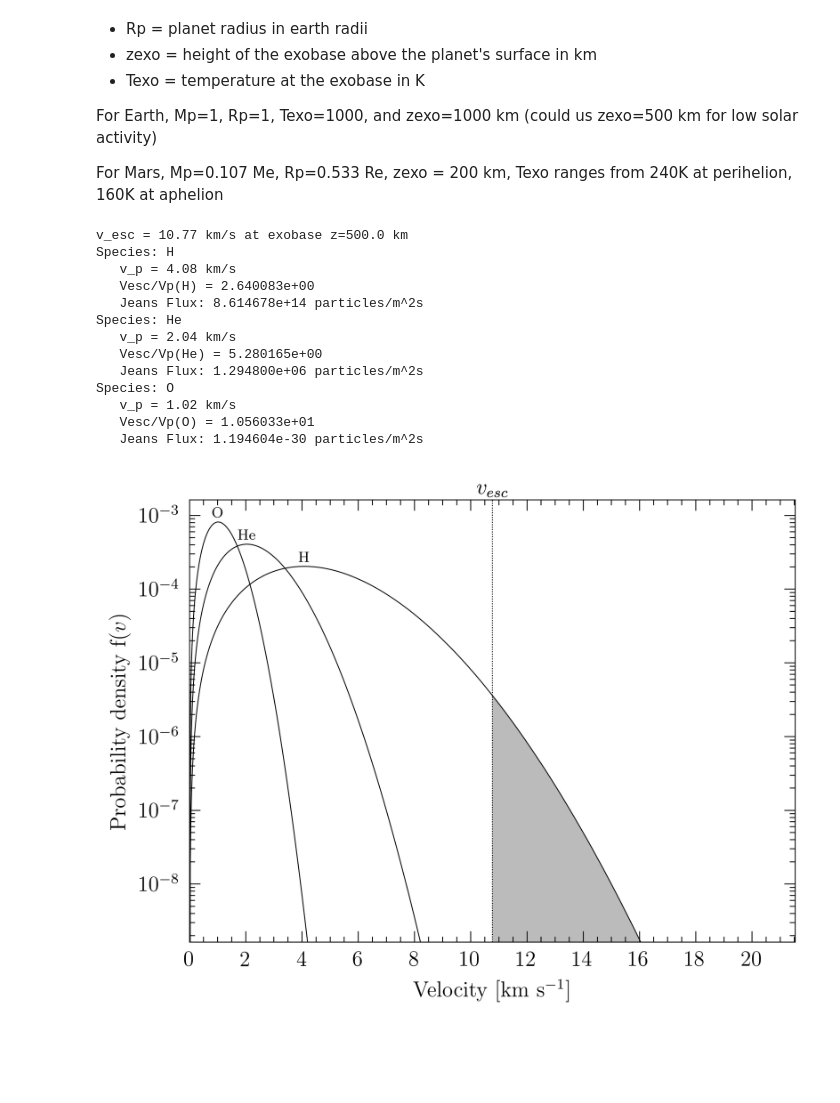
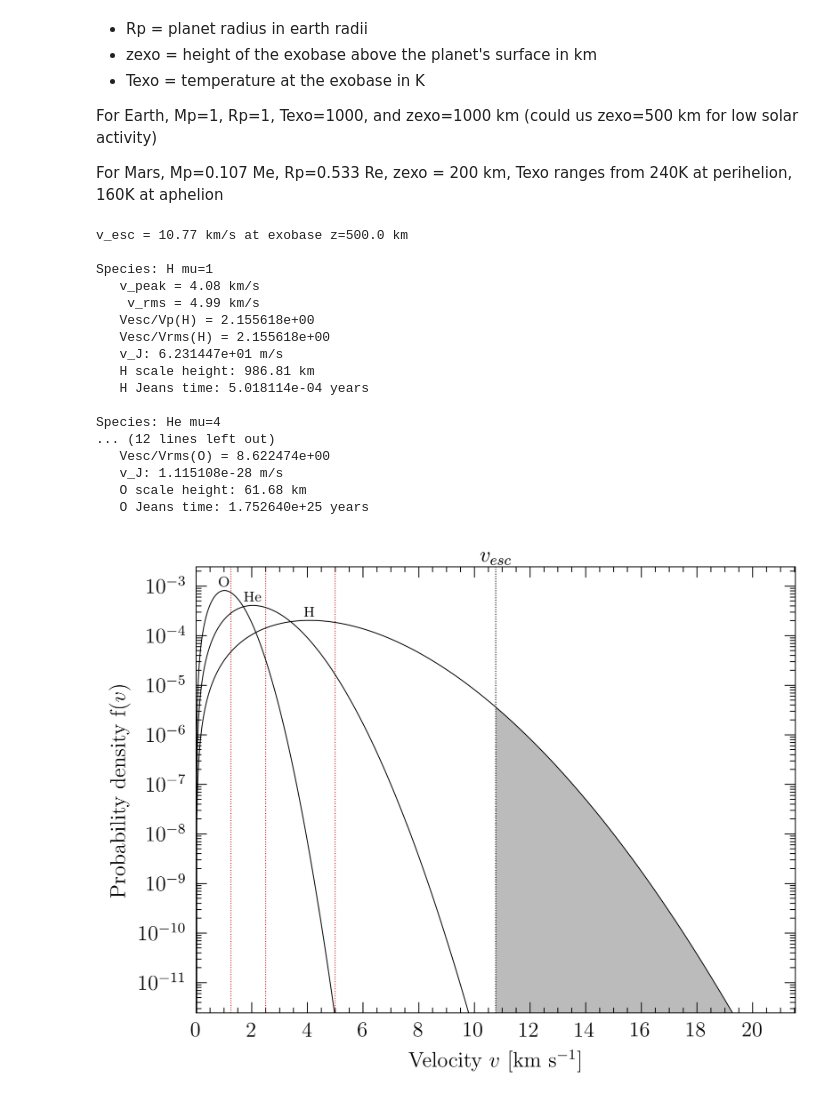
Before and after one commit to rwpogge/TeachingGraphics, a Jupyter notebook: MaxwellBoltzmann/jeansEscape.ipynb, the cells around one changed output. Cells and saved outputs as stored; diff of their text form; code cells hidden in the pictures; blank space fills up the shorter version.

```diff
--- a/MaxwellBoltzmann/jeansEscape.ipynb
+++ b/MaxwellBoltzmann/jeansEscape.ipynb
@@ -115,6 +115,8 @@ Re = 6378.1 # km - earth equatorial radius
 GMe = 3.986004e14 # m3 s-2 Earth mass parameters
 
 Me = GMe/G # in kg if we need it.
+
+secPerYear = 365.25*86400.
 # %% [markdown]
 ## Maxwell-Boltzmann distribution
 
@@ -172,9 +174,12 @@ Texo = 1000.0 # temperature of the exobase in K
 zexo = 500.0 # height of the exobase in km
 Mp = 1.0 # Mearth
 Rp = 1.0 # Rearth
-nexo = 1.0e7 # exobase number density in particles/cm^3
+nexo = 1.0e13 # exobase number density in particles/m^3
 
 # species to compute and their molecular weights
+
+#species = ['H','H2','He','O','X']
+#mu = {'H':1,'H2':2,'He':4,'O':16,'X':8}
 
 species = ['H','He','O']
 mu = {'H':1,'He':4,'O':16}
@@ -190,6 +195,8 @@ Rpm = 1000.0*Rp*Re # radius of planet in meters
 vesc = math.sqrt(2*GMp/(Rpm+zm))/1000.0
 print(f'v_esc = {vesc:.2f} km/s at exobase z={zexo:.1f} km')
 
+g = GMp/((Rpm+zm)**2)
+
 # speeds to compute the M-B distribution
 
 vMin = 0.0
@@ -200,69 +207,88 @@ v = np.linspace(vMin,vMax,1000)
 
 mb = {}
 vp = {}
+vrms = {}
 for x in species:
     mb[x] = mbDist(v*1000,mu[x],Texo)        # convert v to m/s from km/s
-    vp[x],va,vrms = mbSpeeds(mu[x],Texo)
+    vp[x],va,vrms[x] = mbSpeeds(mu[x],Texo)
 
     # some useful things to compute
 
-    print(f'Species: {x}')
-    print(f'   v_p = {vp[x]/1000:.2f} km/s')
+    print(f'\nSpecies: {x} mu={int(mu[x])}')
+    print(f'   v_peak = {vp[x]/1000:.2f} km/s')
+    print(f'    v_rms = {vrms[x]/1000:.2f} km/s')
 
-    vevp = 1000*vesc/vp[x] # reconcile units differences: vesc in km/s and vpH in m/s
+    vevp = 1000*vesc/vrms[x] # reconcile units differences: Vesc in km/s and Vp in m/s
+
     print(f'   Vesc/Vp({x}) = {vevp:e}')
-    jflux = 10e4*(nexo*100*vp[x]/(2*math.sqrt(math.pi)))*(1+vevp**2)*math.exp(-vevp**2) # 100*vp in cm/s to match nexo cm^-3
-    print(f'   Jeans Flux: {jflux:e} particles/m^2s')
+    print(f'   Vesc/Vrms({x}) = {1000*vesc/vrms[x]:e}')
+
+    vJ = vp[x]*(1+vevp**2)*math.exp(-vevp**2)/(2*math.sqrt(math.pi)) # m/s
+
+    # jflux = (nexo*vp[x]/(2*math.sqrt(math.pi)))*(1+vevp**2)*math.exp(-vevp**2)
+
+    h = k*Texo/(mu[x]*amu*g)
+
+    tJ = (h/vJ)/secPerYear
+
+    print(f'   v_J: {vJ:e} m/s')
+    print(f'   {x} scale height: {h/1000:.2f} km')
+    print(f'   {x} Jeans time: {tJ:e} years')
+    # print(f'   {x} Jeans flux: {jflux:e} particles/m^2/s')
 
 # upper Y limit is 2x maximum M-B among the species, and then y min is 1e-6 of y max
 
-mbMax = 2.0*np.max([np.max(mb[x]) for x in species])
-mbMin = 1.0e-6*mbMax
+mbMax = 3.0*np.max([np.max(mb[x]) for x in species])
+mbMin = 1.0e-9*mbMax
 
 # plotting bits
 
 fig,ax = plt.subplots(figsize=(wInches,hInches),dpi=dpi)
 
 ax.tick_params('both',length=6,width=lwidth,which='major',direction='in',top='on',right='on')
 ax.tick_params('both',length=3,width=lwidth,which='minor',direction='in',top='on',right='on')
 
 # Limits
 
 ax.set_xlim(vMin,vMax)
 ax.xaxis.set_major_locator(MultipleLocator(2.0))
 ax.xaxis.set_minor_locator(MultipleLocator(0.5))
-ax.set_xlabel(r'Velocity [km s$^{-1}$]',fontsize=axisFontSize)
-
+ax.set_xlabel(r'Velocity $v$ [km s$^{-1}$]',fontsize=axisFontSize)
 
 ax.set_ylim(mbMin,mbMax)
 ax.set_yscale('log')
 ax.set_ylabel(r'Probability density f($v$)',fontsize=axisFontSize)
 
 for x in species:
     ax.plot(v,mb[x],'-',color='black',lw=0.5,zorder=10)
     ax.text(vp[x]/1000,1.05*np.max(mb[x]),rf'{x}',va='bottom',ha='center',fontsize=labelFontSize)
 
     # vertical line for v>vesc
 
     ax.vlines(vesc,mbMin,mbMax,ls=[':'],colors=['black'],lw=0.5)
     ax.text(vesc,1.05*mbMax,r'$v_{esc}$',va='bottom',ha='center',fontsize=axisFontSize)
-
+    ax.vlines(vrms[x]/1000,mbMin,mbMax,ls=[':'],colors=['#bb0000'],lw=0.5)
     ax.fill_betweenx(mb[x], v, vesc, where=v>vesc, facecolor='#bbbbbb')
 
-plt.plot()
-#plt.savefig(plotFile,bbox_inches='tight',facecolor='white')
+plt.savefig(plotFile,bbox_inches='tight',facecolor='white')
+
+plt.show()
 # %% [output]
 v_esc = 10.77 km/s at exobase z=500.0 km
-Species: H
-   v_p = 4.08 km/s
-   Vesc/Vp(H) = 2.640083e+00
-   Jeans Flux: 8.614678e+14 particles/m^2s
-Species: He
-   v_p = 2.04 km/s
-   Vesc/Vp(He) = 5.280165e+00
-   Jeans Flux: 1.294800e+06 particles/m^2s
-Species: O
-   v_p = 1.02 km/s
-   Vesc/Vp(O) = 1.056033e+01
-   Jeans Flux: 1.194604e-30 particles/m^2s
+
+Species: H mu=1
+   v_peak = 4.08 km/s
+    v_rms = 4.99 km/s
+   Vesc/Vp(H) = 2.155618e+00
+   Vesc/Vrms(H) = 2.155618e+00
+   v_J: 6.231447e+01 m/s
+   H scale height: 986.81 km
+   H Jeans time: 5.018114e-04 years
+
+Species: He mu=4
+... (12 lines left out)
+   Vesc/Vrms(O) = 8.622474e+00
+   v_J: 1.115108e-28 m/s
+   O scale height: 61.68 km
+   O Jeans time: 1.752640e+25 years
-[figure, old version]
+[figure, new version]
```
Also changed, not shown: parts of 1 cell of this notebook, 2 other files.
